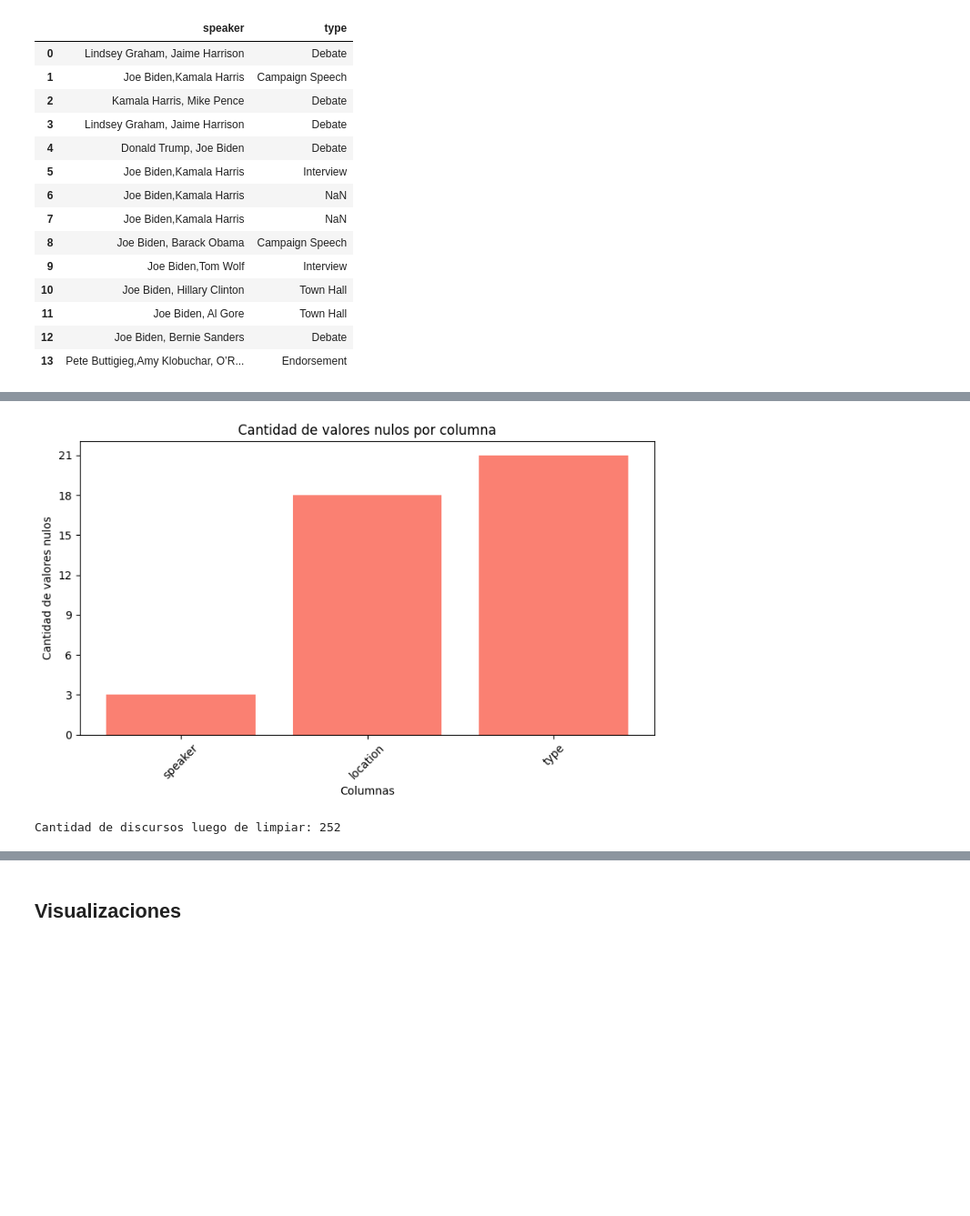
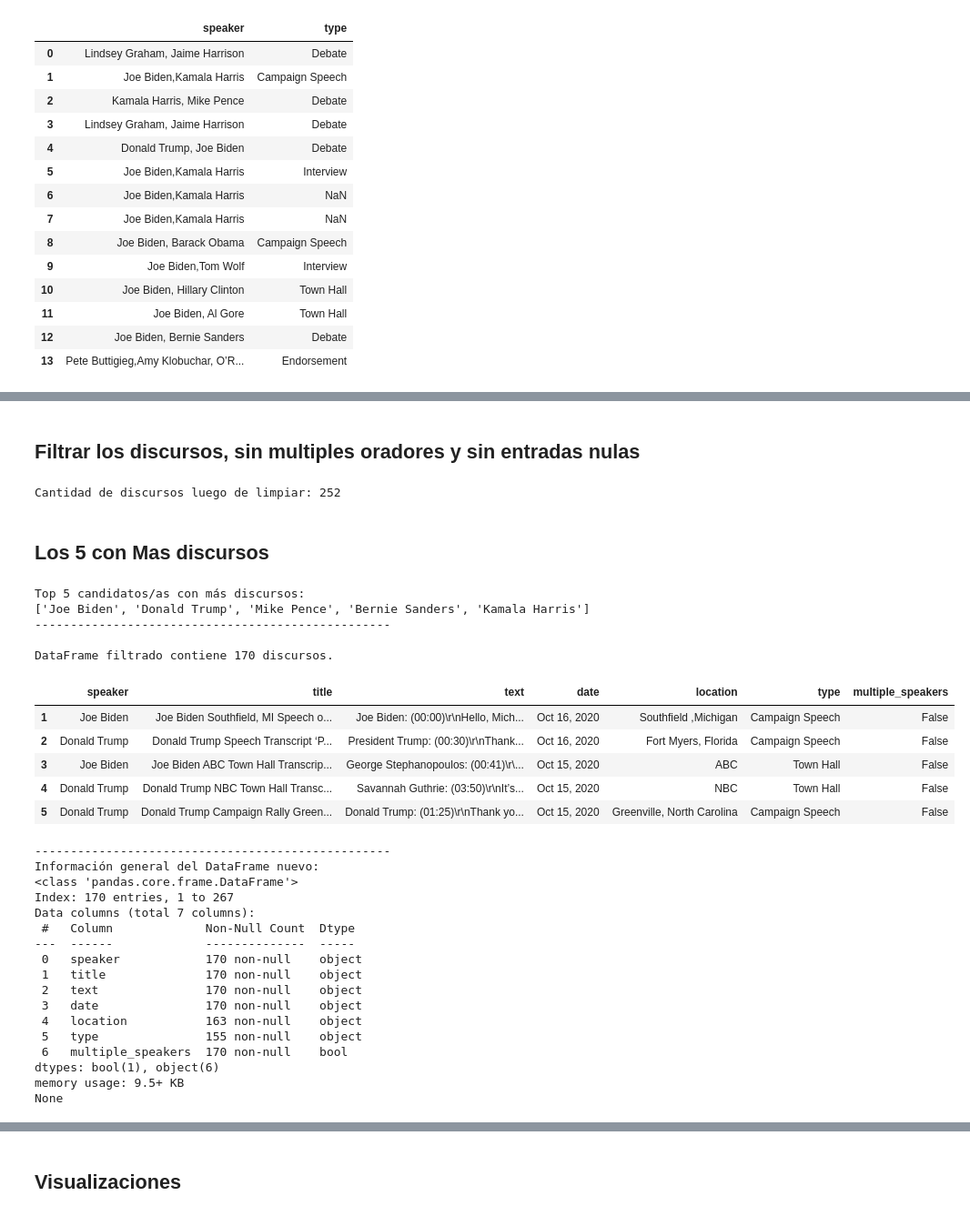
Before and after one commit to Jonathanrr98/intro-cd-tarea1, a Jupyter notebook: us2020_propuesta_estudiantes.ipynb, the cells around one changed output, grey strips where cells are left out. Shown at 91% size. Cells and saved outputs as stored; diff of their text form; code cells hidden in the pictures; blank space fills up the shorter version.

```diff
--- a/us2020_propuesta_estudiantes.ipynb
+++ b/us2020_propuesta_estudiantes.ipynb
@@ -333,25 +282,5 @@ Passing `palette` without assigning `hue` is deprecated and will be removed in v
-# %%
-from matplotlib.ticker import MaxNLocator
-
-# Obtener cantidad de nulos por columna (y filtrar si querés)
-null_counts = df_speeches.isnull().sum()
-null_counts = null_counts[null_counts > 0]  # Opcional: solo columnas con nulos
-
-# Graficar
-plt.figure(figsize=(8, 5))
-bars = plt.bar(null_counts.index, null_counts.values, color='salmon')
-plt.title('Cantidad de valores nulos por columna')
-plt.xlabel('Columnas')
-plt.ylabel('Cantidad de valores nulos')
-plt.xticks(rotation=45)
-
-# Forzar eje Y con números enteros
-plt.gca().yaxis.set_major_locator(MaxNLocator(integer=True))
-
-plt.tight_layout()
-plt.show()
-# %% [output]
-[figure, removed]
+# %% [markdown]
+## Filtrar los discursos, sin multiples oradores y sin entradas nulas
 # %%
 # Filtrar los discursos que NO tienen múltiples speaker y que tienen un speaker válido (no nulo)
 df_speeches_clean = df_speeches[
@@ -363,3 +292,51 @@ df_speeches_clean = df_speeches[
 print(f"Cantidad de discursos luego de limpiar: {df_speeches_clean.shape[0]}")
 # %% [output]
 Cantidad de discursos luego de limpiar: 252
+# %% [markdown]
+## Los 5 con Mas discursos
+# %%
+
+# Tome los 5 candidatos con más discursos
+# Selección de top 5 candidatos/as con más discursos
+top_5_speakers = speech_counts.head(5).index.tolist()
+print("\nTop 5 candidatos/as con más discursos:")
+print(top_5_speakers)
+print("--------------------------------------------------")
+# Quedarse con los 5 con más discursos
+
+# Filtrar el DataFrame para trabajar solo con ellos/as
+df_speeches_top_5 = df_speeches_clean[df_speeches_clean['speaker'].isin(top_5_speakers)]
+print(f"\nDataFrame filtrado contiene {df_speeches_top_5.shape[0]} discursos.")
+display(df_speeches_top_5.head())
+print("--------------------------------------------------")
+print("Información general del DataFrame nuevo:")
+print(df_speeches_top_5.info())
+# %% [output]
+Top 5 candidatos/as con más discursos:
+['Joe Biden', 'Donald Trump', 'Mike Pence', 'Bernie Sanders', 'Kamala Harris']
+--------------------------------------------------
+
+DataFrame filtrado contiene 170 discursos.
+|  | speaker | title | text | date | location | type | multiple_speakers |
+| 1 | Joe Biden | Joe Biden Southfield, MI Speech o... | Joe Biden: (00:00)\r\nHello, Mich... | Oct 16, 2020 | Southfield ,Michigan | Campaign Speech | False |
+| 2 | Donald Trump | Donald Trump Speech Transcript ‘P... | President Trump: (00:30)\r\nThank... | Oct 16, 2020 | Fort Myers, Florida | Campaign Speech | False |
+| 3 | Joe Biden | Joe Biden ABC Town Hall Transcrip... | George Stephanopoulos: (00:41)\r\... | Oct 15, 2020 | ABC | Town Hall | False |
+| 4 | Donald Trump | Donald Trump NBC Town Hall Transc... | Savannah Guthrie: (03:50)\r\nIt’s... | Oct 15, 2020 | NBC | Town Hall | False |
+| 5 | Donald Trump | Donald Trump Campaign Rally Green... | Donald Trump: (01:25)\r\nThank yo... | Oct 15, 2020 | Greenville, North Carolina | Campaign Speech | False |
+--------------------------------------------------
+Información general del DataFrame nuevo:
+<class 'pandas.core.frame.DataFrame'>
+Index: 170 entries, 1 to 267
+Data columns (total 7 columns):
+ #   Column             Non-Null Count  Dtype
+---  ------             --------------  -----
+ 0   speaker            170 non-null    object
+ 1   title              170 non-null    object
+ 2   text               170 non-null    object
+ 3   date               170 non-null    object
+ 4   location           163 non-null    object
+ 5   type               155 non-null    object
+ 6   multiple_speakers  170 non-null    bool
+dtypes: bool(1), object(6)
+memory usage: 9.5+ KB
+None
```
Also changed, not shown: parts of 16 cells of this notebook.
